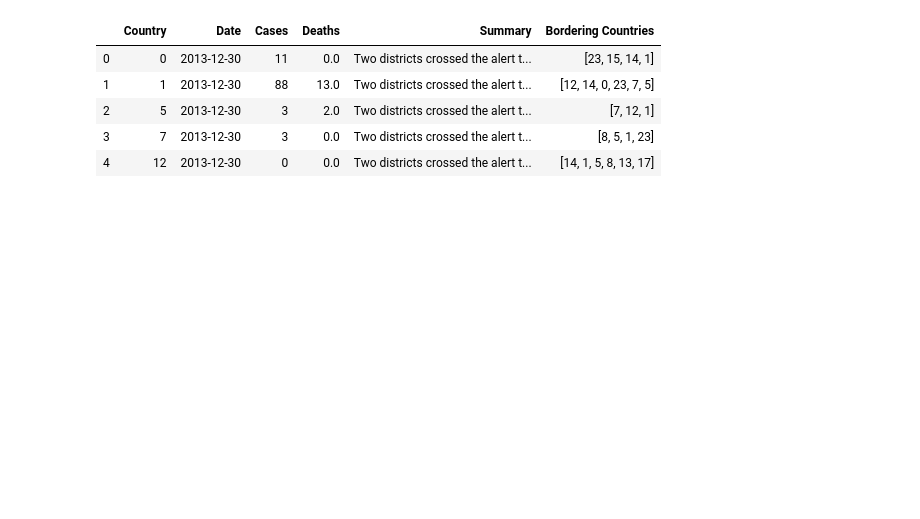
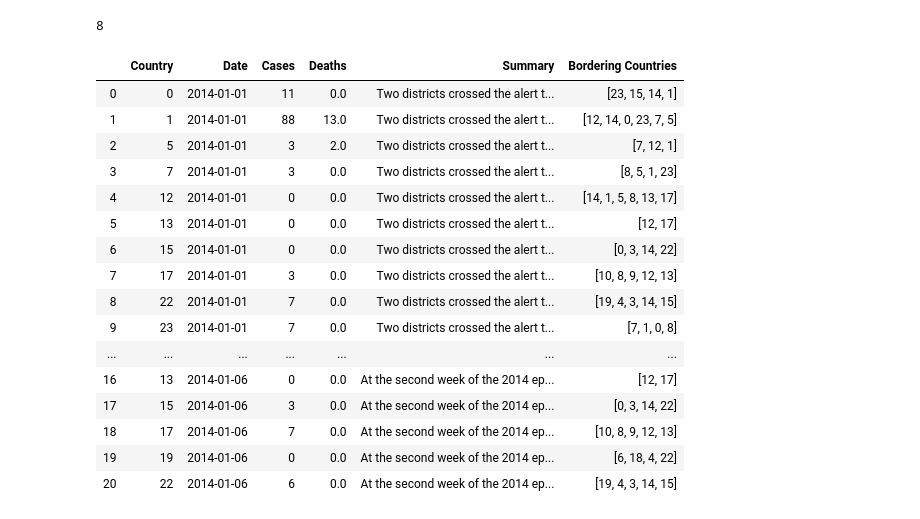
Before and after one commit to amirgamil/Meningitis-Analysis, a Jupyter notebook: Code/data_preprocessing.ipynb, the cells around one changed output. Drawn from its saved outputs; the diff is of its cells as text; code cells hidden in the pictures; blank space fills up the shorter version.

```diff
--- a/Code/data_preprocessing.ipynb
+++ b/Code/data_preprocessing.ipynb
@@ -17,6 +17,6 @@ data.head()
 # %%
 country_list = ['Benin', 'Burkina Faso', 'Burundi', 'Cameroun', 'Centrafrique', "Ivory Coast", 'Ethiopia', 'Ghana',
-               'Guinea', 'Guinea-Bissau', 'Gambia', 'Kenya', 'Mali', 'Mauritania', 'Niger', 'Nigeria', 'Dem. Rep. Congo',
+               'Guinea', 'Guinea Bissau', 'Gambia', 'Kenya', 'Mali', 'Mauritania', 'Niger', 'Nigeria', 'Dem. Rep. Congo',
                 'Senegal' , 'South Sudan', 'Sudan', 'Sierra Lone', 'Tanzania', 'Chad', 'Togo', 'Uganda']
 bordering_countries = {"Benin": ["Togo", "Nigeria", "Niger", "Burkina Faso"],
                        "Burkina Faso": ["Mali", "Niger", "Benin" ,"Togo", "Ghana", "Ivory Coast"],
@@ -45,24 +45,38 @@ bordering_countries = {"Benin": ["Togo", "Nigeria", "Niger", "Burkina Faso"],
                        "Uganda":["Kenya", "South Sudan", "Dem. Rep. Congo", "Tanzania"]}
 #this lambda function returns the index of the country from the corresponding country_list array
 get_indices = lambda x: country_list.index(str(x).rstrip())
+country_list.index("Guinea")
+# %% [output]
+8
 # %%
 #creates a list of bordering countries for each datapoint with the countries represented as indices of country_list array
 data_bordering_countries = pd.DataFrame(data["Country"].apply(lambda x:
                                                               list(
                                                                   map(get_indices,
                                                                       bordering_countries[str(x).rstrip()]))
                                                                    ))
 data.insert(5, "Bordering Countries", data_bordering_countries)
 #replace country names in country column with corresponding indices from country_list array
 data["Country"] = data["Country"].apply(lambda x: country_list.index(str(x).rstrip()))
-data.head()
+data.loc[0:20]
 # %% [output]
 |  | Country | Date | Cases | Deaths | Summary | Bordering Countries |
-| 0 | 0 | 2013-12-30 | 11 | 0.0 | Two districts crossed the alert t... | [23, 15, 14, 1] |
-| 1 | 1 | 2013-12-30 | 88 | 13.0 | Two districts crossed the alert t... | [12, 14, 0, 23, 7, 5] |
-| 2 | 5 | 2013-12-30 | 3 | 2.0 | Two districts crossed the alert t... | [7, 12, 1] |
-| 3 | 7 | 2013-12-30 | 3 | 0.0 | Two districts crossed the alert t... | [8, 5, 1, 23] |
-| 4 | 12 | 2013-12-30 | 0 | 0.0 | Two districts crossed the alert t... | [14, 1, 5, 8, 13, 17] |
+| 0 | 0 | 2014-01-01 | 11 | 0.0 | Two districts crossed the alert t... | [23, 15, 14, 1] |
+| 1 | 1 | 2014-01-01 | 88 | 13.0 | Two districts crossed the alert t... | [12, 14, 0, 23, 7, 5] |
+| 2 | 5 | 2014-01-01 | 3 | 2.0 | Two districts crossed the alert t... | [7, 12, 1] |
+| 3 | 7 | 2014-01-01 | 3 | 0.0 | Two districts crossed the alert t... | [8, 5, 1, 23] |
+| 4 | 12 | 2014-01-01 | 0 | 0.0 | Two districts crossed the alert t... | [14, 1, 5, 8, 13, 17] |
+| 5 | 13 | 2014-01-01 | 0 | 0.0 | Two districts crossed the alert t... | [12, 17] |
+| 6 | 15 | 2014-01-01 | 0 | 0.0 | Two districts crossed the alert t... | [0, 3, 14, 22] |
+| 7 | 17 | 2014-01-01 | 3 | 0.0 | Two districts crossed the alert t... | [10, 8, 9, 12, 13] |
+| 8 | 22 | 2014-01-01 | 7 | 0.0 | Two districts crossed the alert t... | [19, 4, 3, 14, 15] |
+| 9 | 23 | 2014-01-01 | 7 | 0.0 | Two districts crossed the alert t... | [7, 1, 0, 8] |
+| ... | ... | ... | ... | ... | ... | ... |
+| 16 | 13 | 2014-01-06 | 0 | 0.0 | At the second week of the 2014 ep... | [12, 17] |
+| 17 | 15 | 2014-01-06 | 3 | 0.0 | At the second week of the 2014 ep... | [0, 3, 14, 22] |
+| 18 | 17 | 2014-01-06 | 7 | 0.0 | At the second week of the 2014 ep... | [10, 8, 9, 12, 13] |
+| 19 | 19 | 2014-01-06 | 0 | 0.0 | At the second week of the 2014 ep... | [6, 18, 4, 22] |
+| 20 | 22 | 2014-01-06 | 6 | 0.0 | At the second week of the 2014 ep... | [19, 4, 3, 14, 15] |
 # %%
 def find_next_batch(count):
     initialCount = count
```
Also changed, not shown: parts of 6 cells of this notebook, 7 other files.
